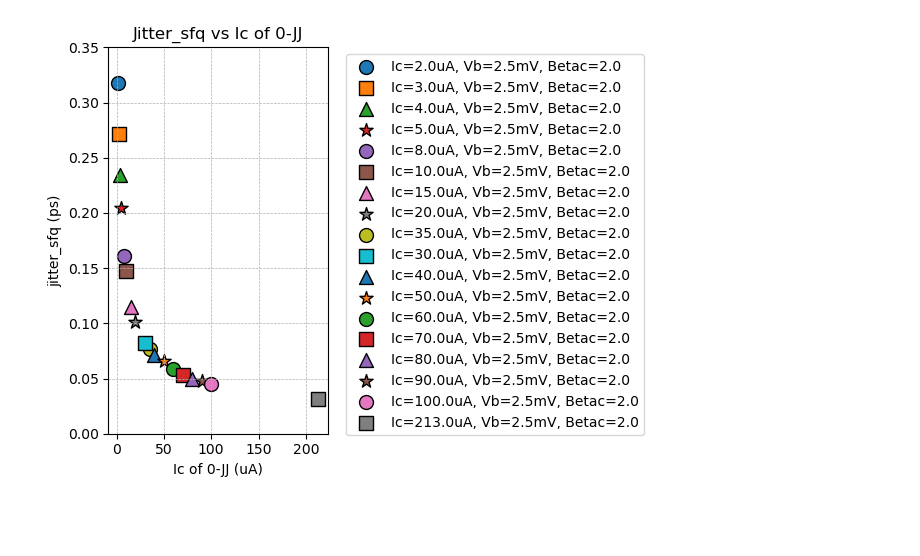
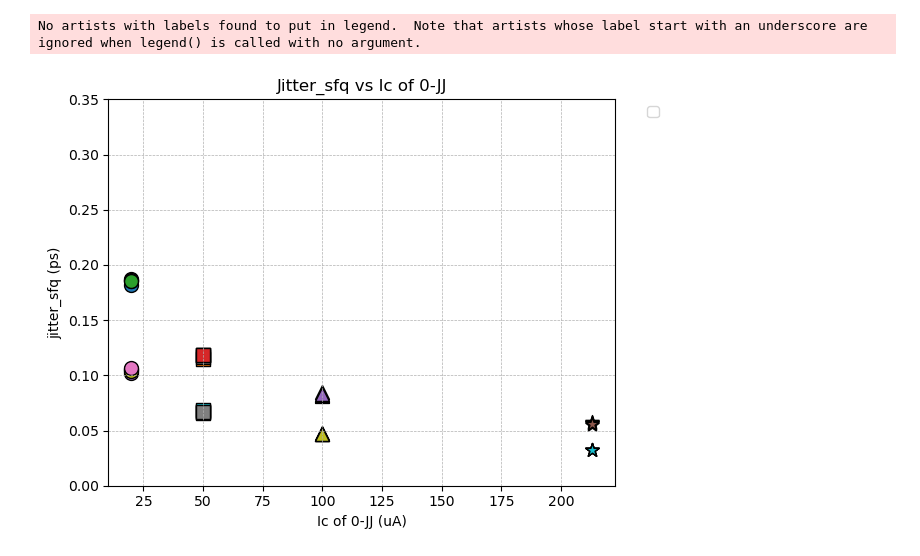
Before and after one commit to yukimatsumo/2024-hfq, a Jupyter notebook: jitter_sfq.ipynb, the cells around one changed output. Saved outputs shown, nothing was run; the diff lists cells and outputs as text; code cells hidden in the pictures; blank space fills up the shorter version.

```diff
--- a/jitter_sfq.ipynb
+++ b/jitter_sfq.ipynb
@@ -40,7 +49,7 @@ def run_simulation(i):
     return per_jj
 # %%
 if __name__ == "__main__":
-    res_df = pd.DataFrame(columns=["Idx","Ic_uA","Vb_mV","Betac","ps_per_JJ"])
+    res_df = pd.DataFrame(columns=["Idx","Ic_uA","Vb_mV","Betac","ps_per_JJ","JJ_count"])
     max_workers = int(multiprocessing.cpu_count()/2)
     with ProcessPoolExecutor(max_workers=max_workers) as executor:
         futures = {executor.submit(run_simulation, i): i for i in indices}
@@ -48,13 +57,14 @@ if __name__ == "__main__":
             index = futures[future]
             try:
                 ps_per_JJ = future.result()
-                vb, bc, Ic = strParse(index, tot_combi)
+                vb, bc, Ic, jj_count = strParse(index, tot_combi)
                 res_df = pd.concat([res_df, pd.DataFrame({
                     "Idx": [index],
                     "Ic_uA": [Ic],
                     "Vb_mV": [vb*1e3],
                     "Betac": [bc],
-                    "ps_per_JJ": [ps_per_JJ]
+                    "ps_per_JJ": [ps_per_JJ],
+                    "JJ_count": [jj_count]
                 })], ignore_index=True)
             except Exception as e:
                 print(f"Index {index} generated an exception: {e}")
@@ -94,7 +104,8 @@ for i in range(len(res_df["Idx"])):
     Vb = res_df["Vb_mV"].iloc[i]
     Betac = res_df["Betac"].iloc[i]
     delay = res_df["ps_per_JJ"].iloc[i]
-    label = f"Ic={Ic:.1f}uA, Vb={Vb:.2f}mV, Betac={Betac:.1f}"
+    jj_count = res_df["JJ_count"].iloc[i]
+    label = f"Ic={Ic:.1f}uA, Vb={Vb:.2f}mV, Betac={Betac:.1f}, #JJs={jj_count}"
     plt.scatter(Ic, delay*1e12, marker=marker_styles[marker_map], label=label, s=100, edgecolors='black')
 # plt.xlim(15, 23)
 # plt.ylim(3.5, 3.6)
@@ -115,73 +126,66 @@ import matplotlib.pyplot as plt
 import numpy as np
 from scipy.stats import norm
 
-ic_list = [2, 3, 4, 5, 8, 10, 15, 20, 35, 30, 40, 50, 60, 70, 80, 90, 100, 213]
-vb_list = [2.50e-3]
+ic_list = [20, 50, 100, 213]
+vb_list = [0.50e-3, 2.50e-3]
 bc_list = [2]
-tot_combi = len(ic_list) * len(vb_list) * len(bc_list)
+jj_count_list = [16, 32, 48, 64, 80]
+tot_combi = len(ic_list) * len(vb_list) * len(bc_list) * len(jj_count_list)
 indices = range(1, tot_combi + 1)
 
 def strParse(index, tot_combi):
-    vb_tag = 0
-    bc_tag = 0
+    ic_tag = (index - 1) % len(ic_list)
+    vb_tag = ((index - 1) // len(ic_list)) % len(vb_list)
+    bc_tag = ((index - 1) // (len(ic_list) * len(vb_list))) % len(bc_list)
+    jjc_tag = ((index - 1) // (len(ic_list) * len(vb_list) * len(bc_list))) % len(jj_count_list)
+    Ic = ic_list[ic_tag]
     vb = vb_list[vb_tag]
     bc = bc_list[bc_tag]
-    Ic = ic_list[(index - 1)]
-    return vb, bc, Ic
+    jj_count = jj_count_list[jjc_tag]
+    return vb, bc, Ic, jj_count
 
 plt.rcParams['font.family'] = ''
-open("jitter_sfq.csv", "w").close()
-xy_data = pd.DataFrame(columns=["Name", "Ic", "Vb", "Betac", "Std"])
+xy_data = pd.DataFrame(columns=["Ic", "Vb", "Betac", "Std", "JJ_count"])
 for i in indices:
-    vb, bc, Ic = strParse(i, tot_combi)
-    diff_file = f"jitter_sfq/diff_{i}.csv"
+    vb, bc, Ic, jj_count = strParse(i, tot_combi)
+    des_dir = "jitter_sfq_" + str(jj_count)
+    index = i % 8
+    diff_file = des_dir + f"/diff_{index}.csv"
     data = pd.read_csv(diff_file)
     mu, std = norm.fit(data)
-    std_per_jj = math.sqrt(std*std/80)
-    name = f"Ic={Ic:.1f}uA, Vb={vb*1e3:.1f}mV, Betac={bc:.1f}"
-    xy_data = pd.concat([xy_data, pd.DataFrame([[name, Ic, vb, bc, std_per_jj]], columns=["Name", "Ic", "Vb", "Betac", "Std"])], ignore_index=True)
+    std_per_jj = math.sqrt(std*std/(jj_count*2))
+    xy_data = pd.concat([xy_data,
+                        pd.DataFrame([[Ic, vb, bc, std_per_jj, jj_count]],
+                        columns=["Ic", "Vb", "Betac", "Std", "JJ_count"])],
+                        ignore_index=True)
 
-    with open("jitter_sfq.csv", "a") as f:
-        f.write(f"{Ic},{vb*1e3},{bc},{std_per_jj}\n")
-
-    # fig = plt.figure()
-    # plt.hist(data, bins=30, density=True, alpha=0.6, color='g', label="Histogram")
-    # xmin, xmax = plt.xlim()
-    # x = np.linspace(xmin, xmax, 100)
-    # p = norm.pdf(x, mu, std)
-    # plt.plot(x, p, 'r', linewidth=2, label="Fitted Normal Distribution")
-    # plt.xlabel("Jitter_sfq Value")
-    # plt.ylabel("Density")
-    # plt.title("Fractuation of Propagation Time")
-    # plt.legend()
-    # plt.savefig(f"jitter_sfq/jitter_sfq_{i}.png")
-    # # plt.show()
-    # plt.close()
+# print(xy_data)
 
 marker_styles = ['o', 's', '^', '*']
 colors = ['tab:blue', 'tab:orange', 'tab:green', 'tab:red']
 
 fig = plt.figure()
 for idx, row in xy_data.iterrows():
     marker_map = idx % len(marker_styles)
     # color_map = int(idx / int(len(xy_data)/len(lic_list)))
-    plt.scatter(row["Ic"], row["Std"]*1e12, label=row["Name"],
+    plt.scatter(row["Ic"], row["Std"]*1e12,
                 marker=marker_styles[marker_map],
                 s=100,
                 # color = colors[color_map],
                 edgecolors='black',
                 alpha=1.0,
                 )
 
 # plt.xlim(0, 35)
 plt.ylim(0, 0.35)
 plt.grid(which='both', linestyle='--', linewidth=0.5)
 plt.title('Jitter_sfq vs Ic of 0-JJ')
 plt.xlabel('Ic of 0-JJ (uA)')
 plt.ylabel('jitter_sfq (ps)')
 plt.legend(bbox_to_anchor=(1.05, 1), loc='upper left')
 plt.tight_layout()
 plt.show()
 plt.close()
 # %% [output]
+No artists with labels found to put in legend.  Note that artists whose label start with an underscore are ignored when legend() is called with no argument.
-[figure, old version]
+[figure, new version]
```
Also changed, not shown: parts of 3 cells of this notebook.
